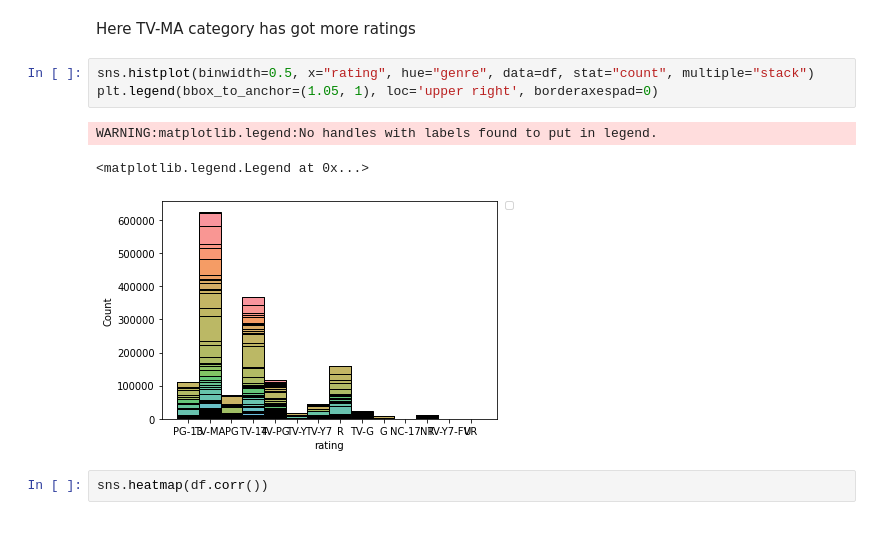
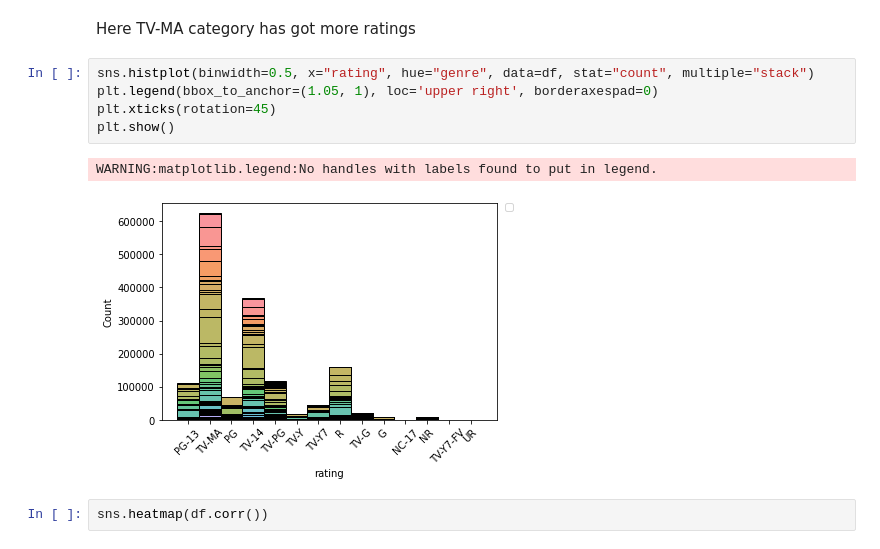
Before and after one commit to kavithachitriki/SCALER_PRACTICE, a Jupyter notebook: Netflix_Scaler.ipynb, the cells around one changed output. Drawn from its saved outputs; the diff is of its cells as text.

```diff
--- a/Netflix_Scaler.ipynb
+++ b/Netflix_Scaler.ipynb
@@ -364,10 +382,11 @@ Here TV-MA category has got more ratings
 # %%
 sns.histplot(binwidth=0.5, x="rating", hue="genre", data=df, stat="count", multiple="stack")
 plt.legend(bbox_to_anchor=(1.05, 1), loc='upper right', borderaxespad=0)
+plt.xticks(rotation=45)
+plt.show()
 # %% [output]
 WARNING:matplotlib.legend:No handles with labels found to put in legend.
-<matplotlib.legend.Legend at 0x...>
-[figure, old version]
+[figure, new version]
 # %%
 sns.heatmap(df.corr())
 # %% [output]
```
Also changed, not shown: parts of 4 cells of this notebook.
